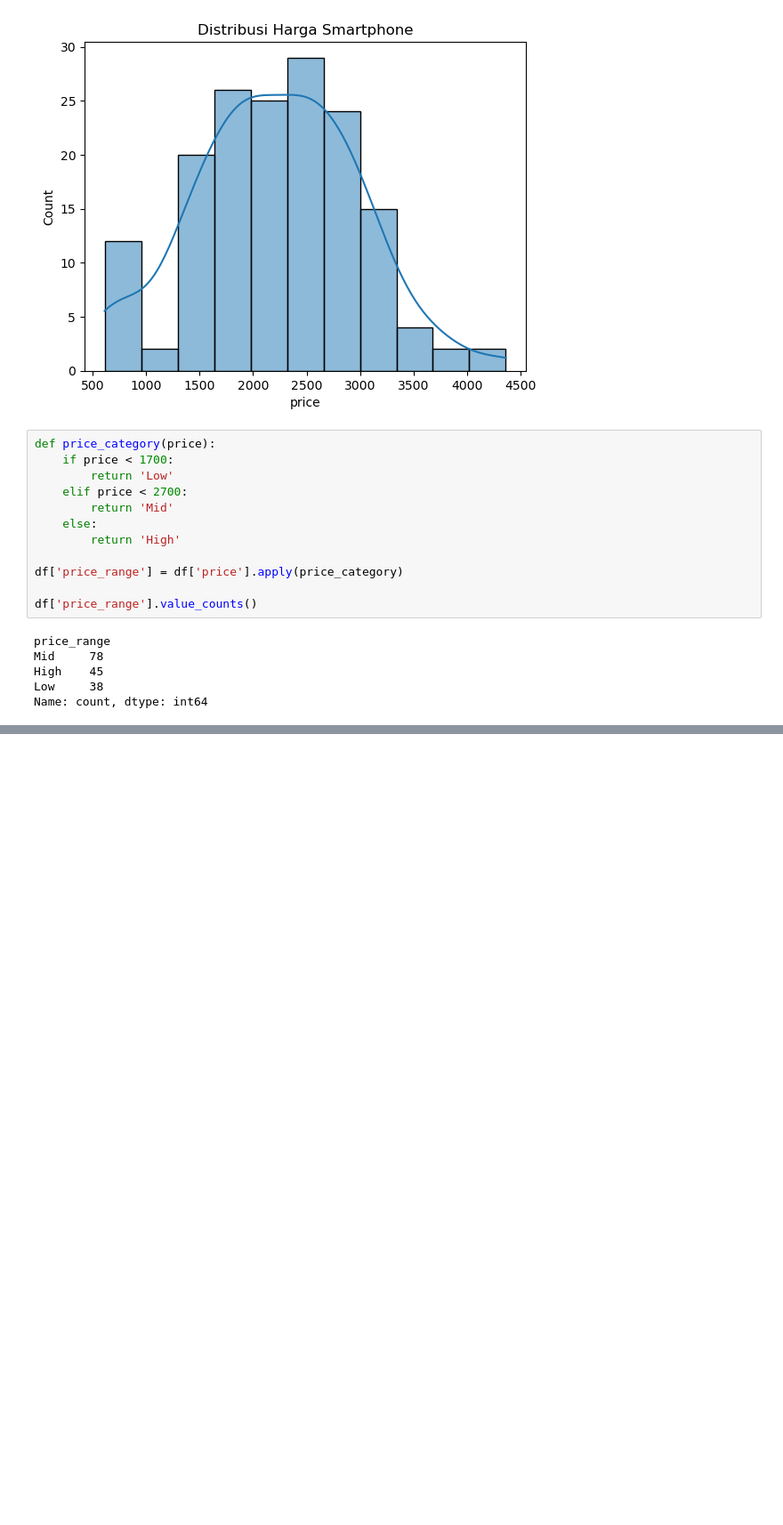
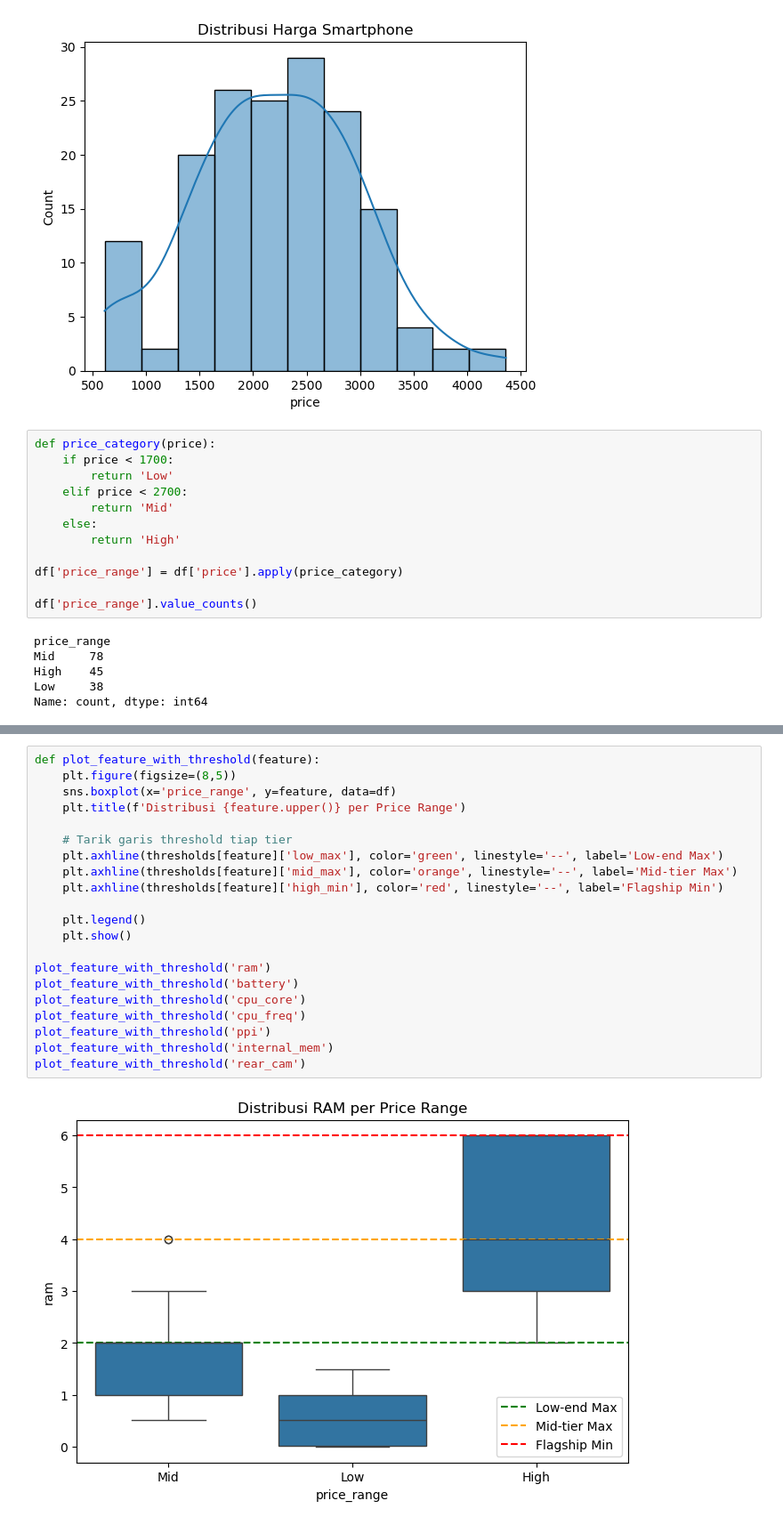
Before and after one commit to RaymussenArthur/MobilePhonePricePrediction, a Jupyter notebook: Data/Clean/CleaningData.ipynb, the cells around one changed output, grey strips where cells are left out. Shown at 89% size. Saved outputs shown, nothing was run; the diff lists cells and outputs as text; blank space fills up the shorter version.

Commit message:
Cleaning data

```diff
--- a/Data/Clean/CleaningData.ipynb
+++ b/Data/Clean/CleaningData.ipynb
@@ -103,0 +137,23 @@ plt.show()
+# %%
+def plot_feature_with_threshold(feature):
+    plt.figure(figsize=(8,5))
+    sns.boxplot(x='price_range', y=feature, data=df)
+    plt.title(f'Distribusi {feature.upper()} per Price Range')
+
+    # Tarik garis threshold tiap tier
+    plt.axhline(thresholds[feature]['low_max'], color='green', linestyle='--', label='Low-end Max')
+    plt.axhline(thresholds[feature]['mid_max'], color='orange', linestyle='--', label='Mid-tier Max')
+    plt.axhline(thresholds[feature]['high_min'], color='red', linestyle='--', label='Flagship Min')
+
+    plt.legend()
+    plt.show()
+
+plot_feature_with_threshold('ram')
+plot_feature_with_threshold('battery')
+plot_feature_with_threshold('cpu_core')
+plot_feature_with_threshold('cpu_freq')
+plot_feature_with_threshold('ppi')
+plot_feature_with_threshold('internal_mem')
+plot_feature_with_threshold('rear_cam')
+# %% [output]
+[figure, added]
```
Also changed, not shown: parts of 8 cells of this notebook.
